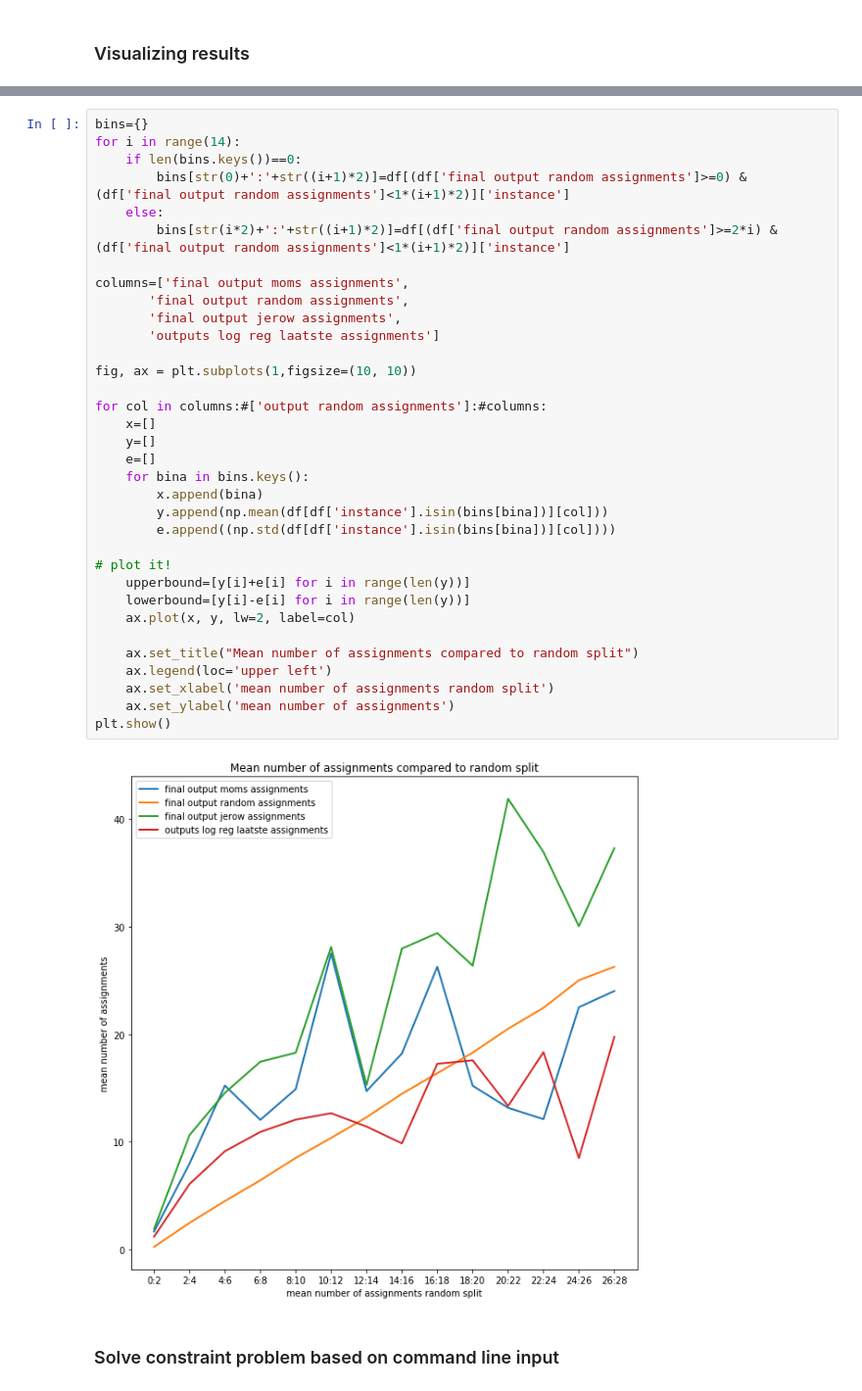
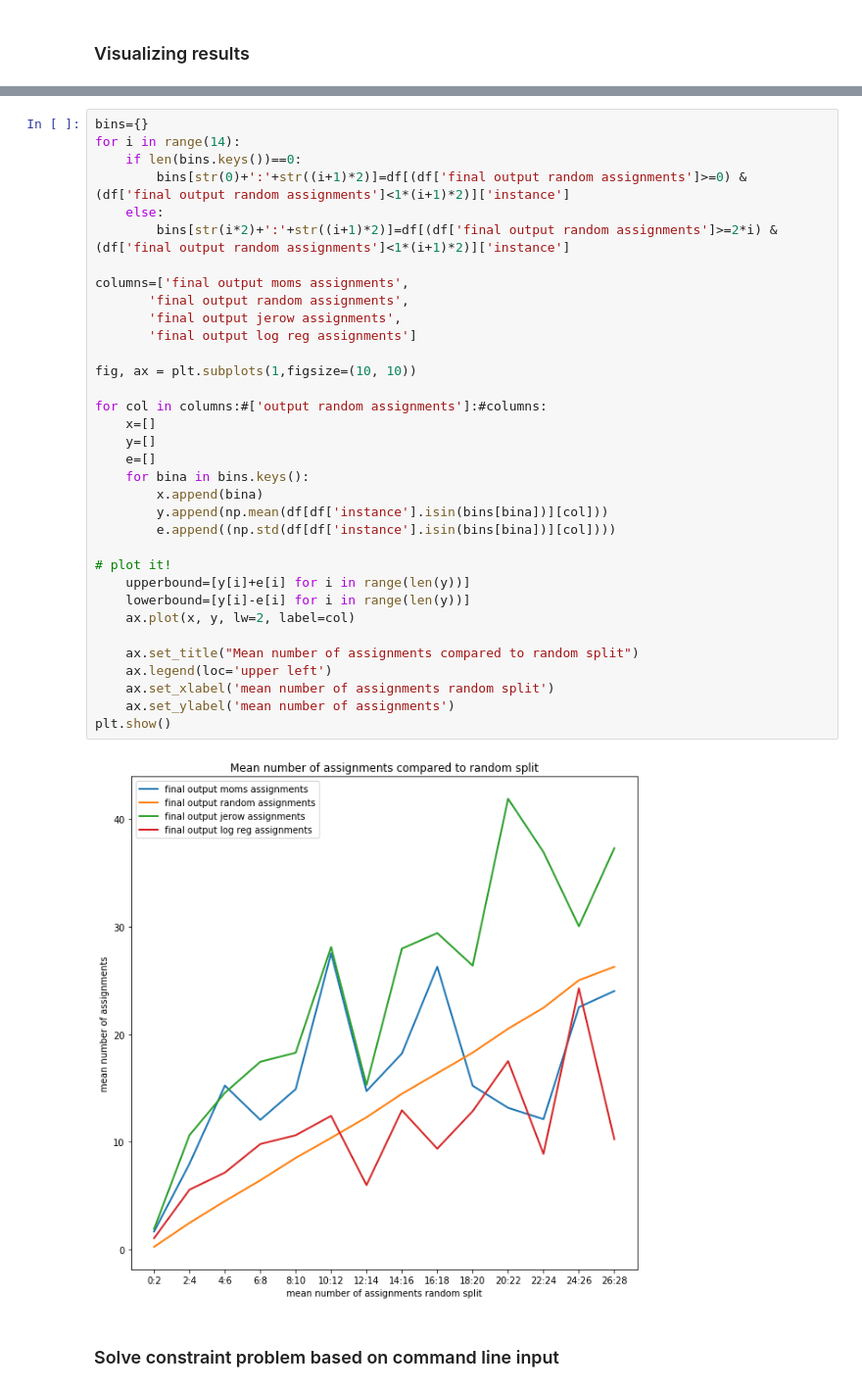
Before and after one commit to larsrigter/KR, a Jupyter notebook: SAT_book.ipynb, the cells around one changed output, grey strips where cells are left out. Shown at 98% size. Cells and saved outputs as stored; diff of their text form.

```diff
--- a/SAT_book.ipynb
+++ b/SAT_book.ipynb
@@ -570,35 +584,35 @@ for i in range(14):
         bins[str(0)+':'+str((i+1)*2)]=df[(df['final output random assignments']>=0) & (df['final output random assignments']<1*(i+1)*2)]['instance']
     else:
         bins[str(i*2)+':'+str((i+1)*2)]=df[(df['final output random assignments']>=2*i) & (df['final output random assignments']<1*(i+1)*2)]['instance']
 
 columns=['final output moms assignments',
        'final output random assignments',
        'final output jerow assignments',
-       'outputs log reg laatste assignments']
+       'final output log reg assignments']
 
 fig, ax = plt.subplots(1,figsize=(10, 10))
 
 for col in columns:#['output random assignments']:#columns:
     x=[]
     y=[]
     e=[]
     for bina in bins.keys():
         x.append(bina)
         y.append(np.mean(df[df['instance'].isin(bins[bina])][col]))
         e.append((np.std(df[df['instance'].isin(bins[bina])][col])))
 
 # plot it!
     upperbound=[y[i]+e[i] for i in range(len(y))]
     lowerbound=[y[i]-e[i] for i in range(len(y))]
     ax.plot(x, y, lw=2, label=col)
 
     ax.set_title("Mean number of assignments compared to random split")
     ax.legend(loc='upper left')
     ax.set_xlabel('mean number of assignments random split')
     ax.set_ylabel('mean number of assignments')
 plt.show()
 # %% [output]
-[figure, old version]
+[figure, new version]
 # %% [markdown]
 ### Solve constraint problem based on command line input
 # %%
```
Also changed, not shown: parts of 5 cells of this notebook, 1 other file.
